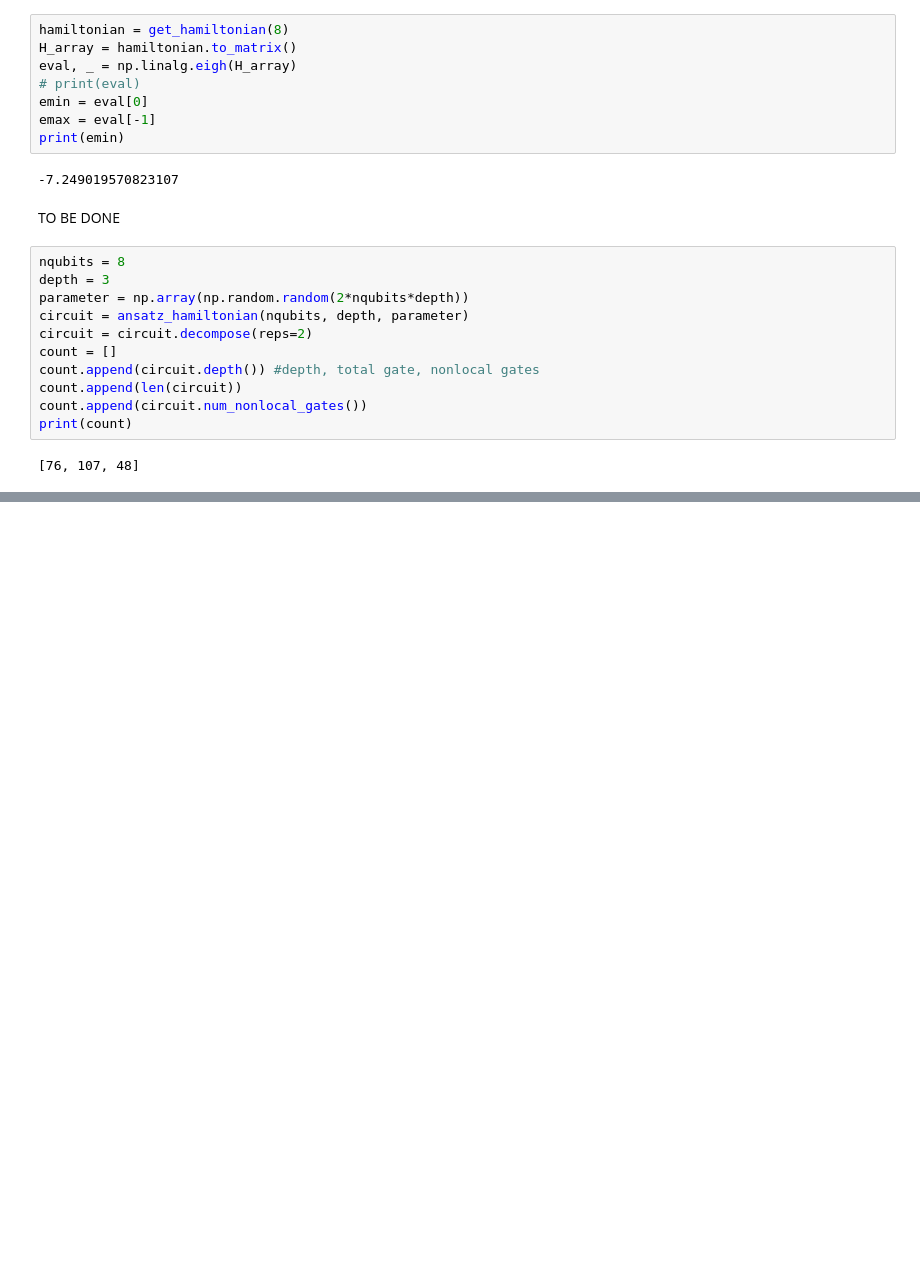
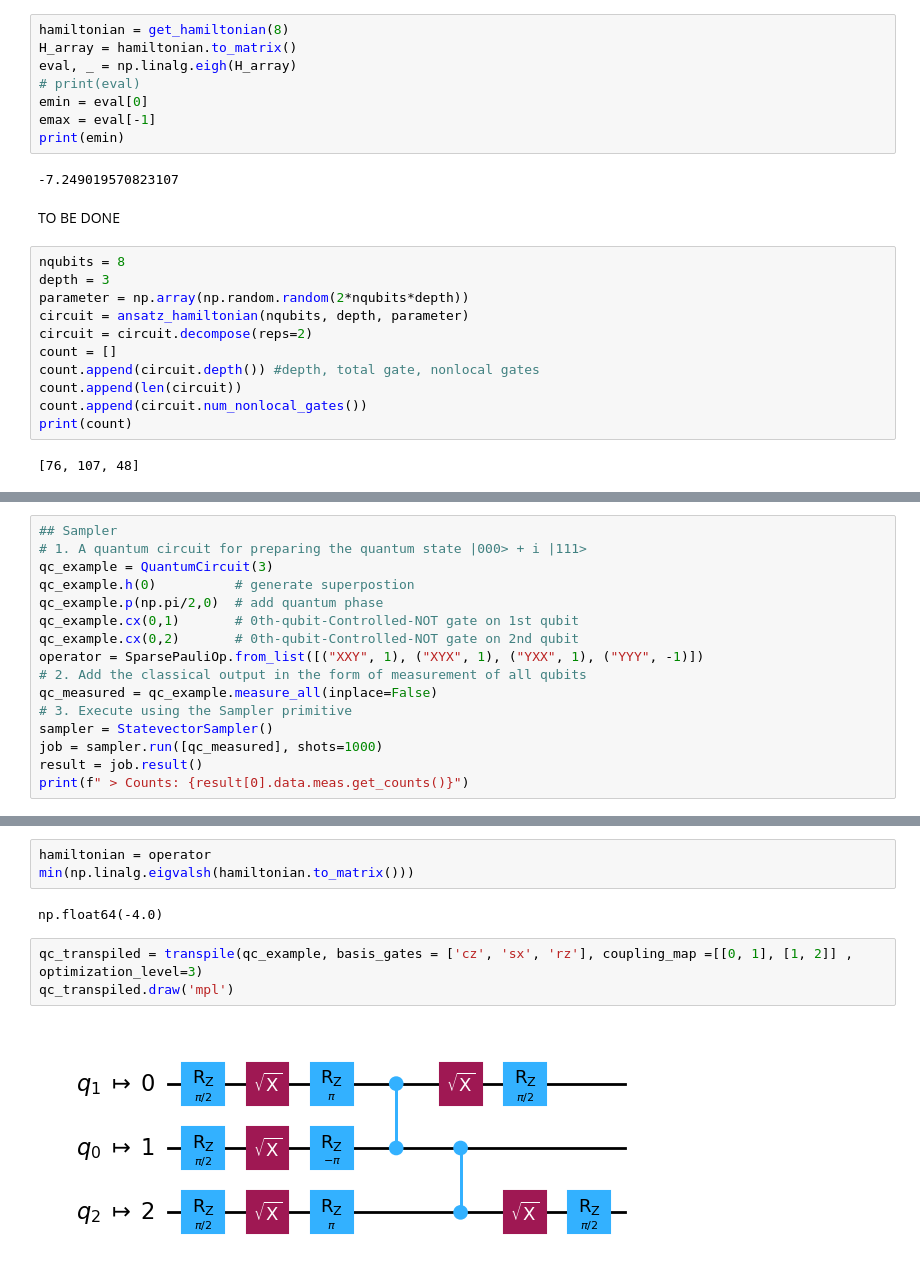
Before and after one commit to schauu/vqe_U, a Jupyter notebook: TrotterQRTE/VQE_cosine.ipynb, the cells around one changed output, grey strips where cells are left out. Drawn from its saved outputs; the diff is of its cells as text; blank space fills up the shorter version.

```diff
--- a/TrotterQRTE/VQE_cosine.ipynb
+++ b/TrotterQRTE/VQE_cosine.ipynb
@@ -197,0 +286,16 @@ print(count)
+# %%
+## Sampler
+# 1. A quantum circuit for preparing the quantum state |000> + i |111>
+qc_example = QuantumCircuit(3)
+qc_example.h(0)          # generate superpostion
+qc_example.p(np.pi/2,0)  # add quantum phase
+qc_example.cx(0,1)       # 0th-qubit-Controlled-NOT gate on 1st qubit
+qc_example.cx(0,2)       # 0th-qubit-Controlled-NOT gate on 2nd qubit
+operator = SparsePauliOp.from_list([("XXY", 1), ("XYX", 1), ("YXX", 1), ("YYY", -1)])
+# 2. Add the classical output in the form of measurement of all qubits
+qc_measured = qc_example.measure_all(inplace=False)
+# 3. Execute using the Sampler primitive
+sampler = StatevectorSampler()
+job = sampler.run([qc_measured], shots=1000)
+result = job.result()
+print(f" > Counts: {result[0].data.meas.get_counts()}")
@@ -197,0 +326,10 @@ print(count)
+# %%
+hamiltonian = operator
+min(np.linalg.eigvalsh(hamiltonian.to_matrix()))
+# %% [output]
+np.float64(-4.0)
+# %%
+qc_transpiled = transpile(qc_example, basis_gates = ['cz', 'sx', 'rz'], coupling_map =[[0, 1], [1, 2]] , optimization_level=3)
+qc_transpiled.draw('mpl')
+# %% [output]
+[figure, added]
```
Also changed, not shown: parts of 25 cells of this notebook, 3 other files.
